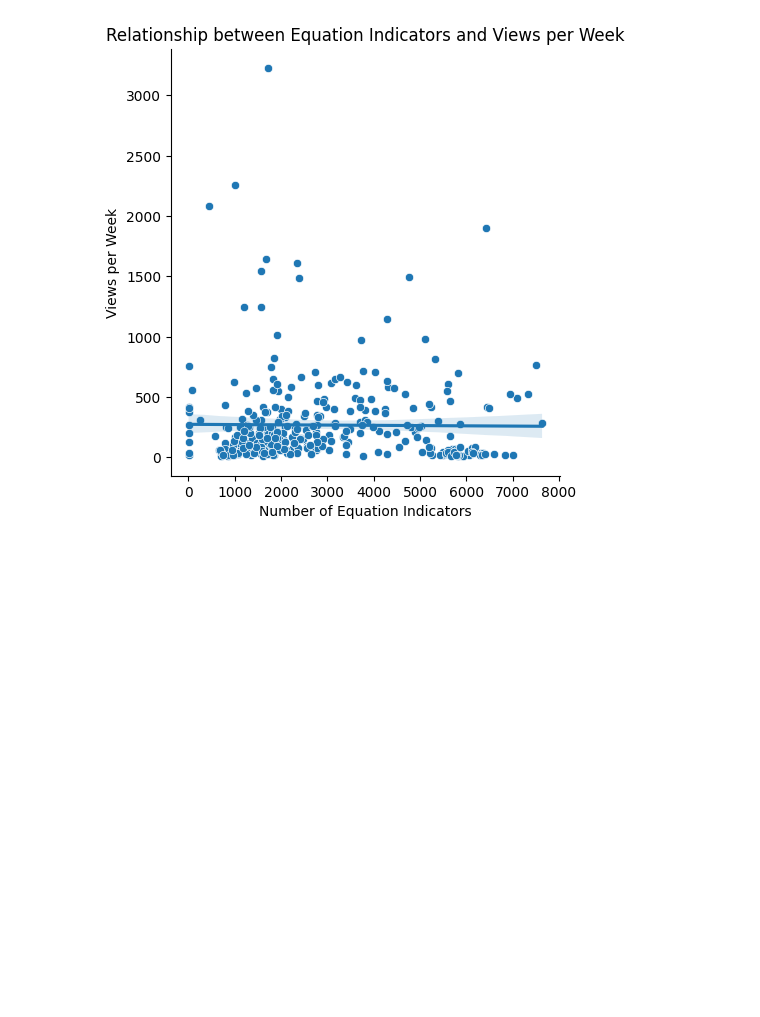
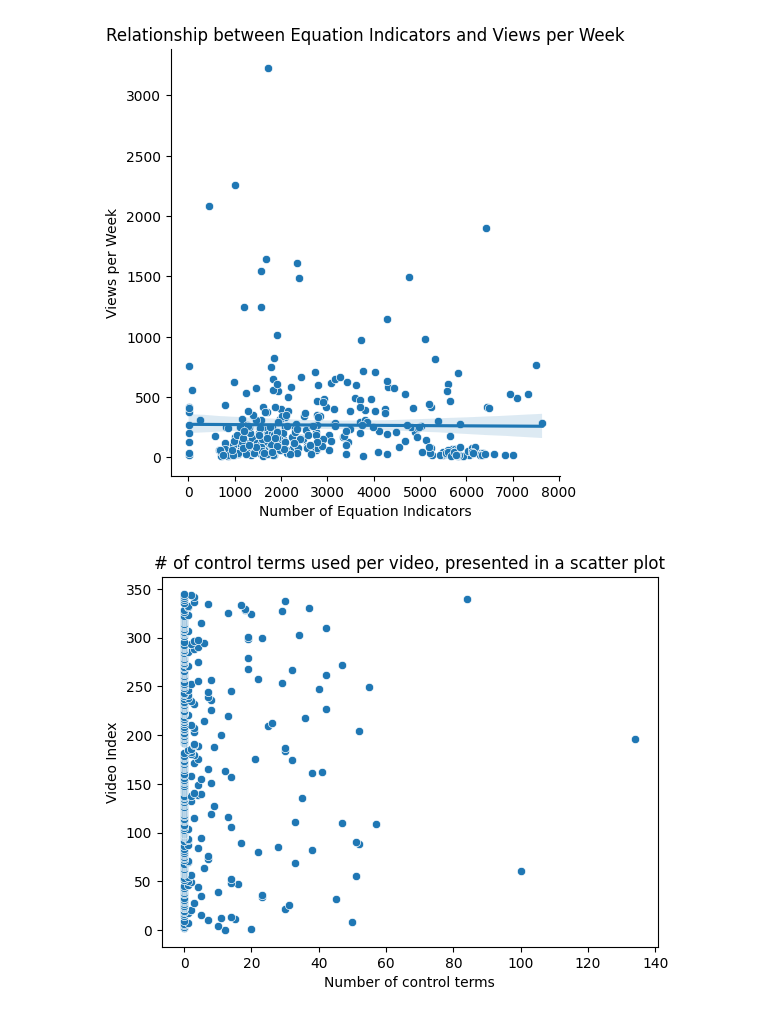
Before and after one commit to LeeJavaa/final_year_project, a Jupyter notebook: analysis/data-analysis.ipynb, the cells around one changed output. Cells and saved outputs as stored; diff of their text form; code cells hidden in the pictures; blank space fills up the shorter version.

```diff
--- a/analysis/data-analysis.ipynb
+++ b/analysis/data-analysis.ipynb
@@ -482,3 +482,14 @@ plt.ylabel("Views per Week")
 plt.show()
 # %% [output]
 [figure]
+# %%
+controlCountDf = pd.read_csv("../data/dataset/train/train_control_count.csv")
+sns.scatterplot(x=controlCountDf['controlCount'], y=controlCountDf.index)
+
+plt.title("# of control terms used per video, presented in a scatter plot")
+plt.xlabel("Number of control terms")
+plt.ylabel("Video Index")
+
+plt.show()
+# %% [output]
+[figure, added]
```
Also changed, not shown: parts of 7 cells of this notebook, 3 other files.
